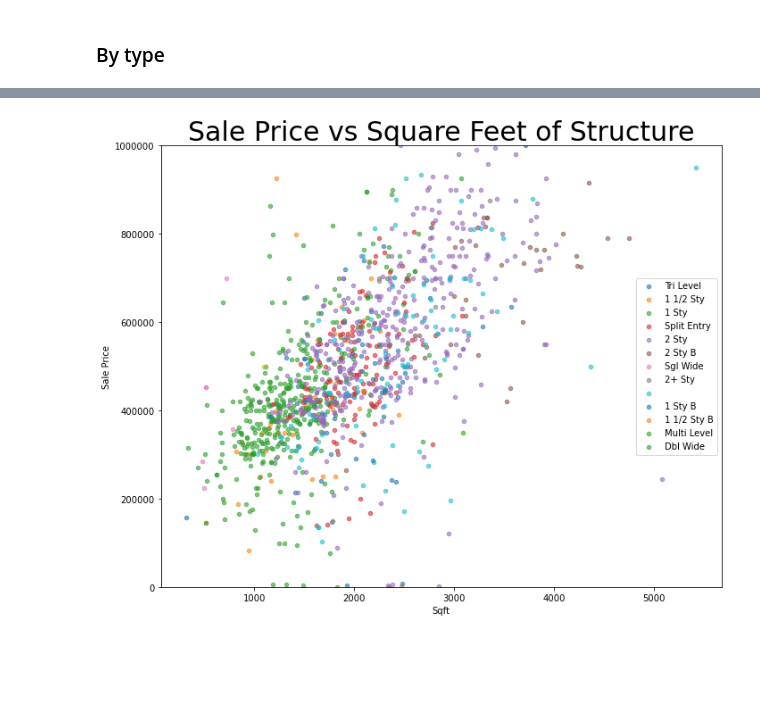
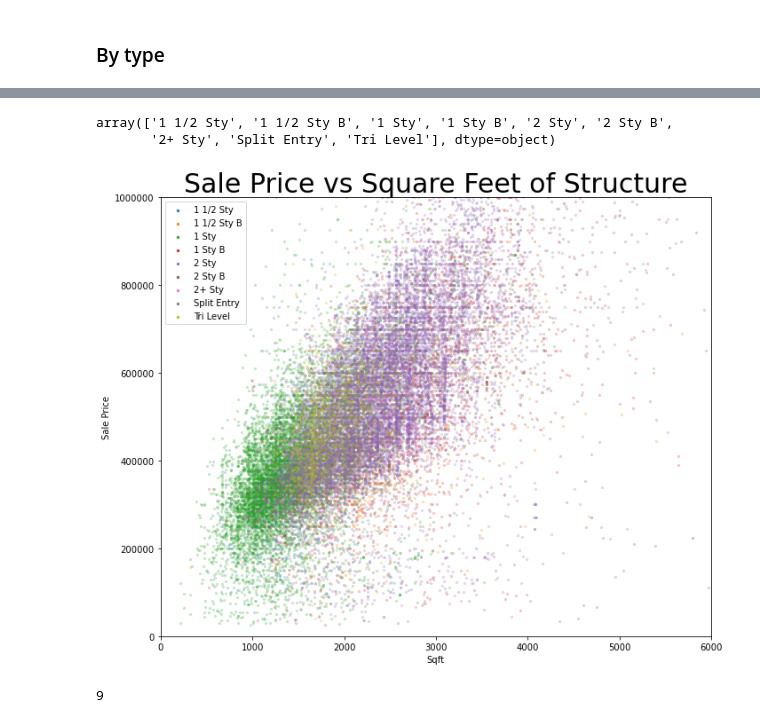
Before and after one commit to vmccready/home-saleprice-eda, a Jupyter notebook: sales_eda-Copy1.ipynb, the cells around one changed output, grey strips where cells are left out. Cells and saved outputs as stored; diff of their text form; code cells hidden in the pictures; blank space fills up the shorter version.

Commit message:
Created t-tests for use-code and types.

```diff
--- a/sales_eda-Copy1.ipynb
+++ b/sales_eda-Copy1.ipynb
@@ -563,7 +573,7 @@ Lets find out if the price/sqft distributions are normal
 fig, ax1 = plt.subplots(3,2, figsize=(12,10))
 axes = ax1.flatten()
 for i, code in enumerate(codes):
-    sf_2019_6000sq[sf_2019_6000sq["Use Code"] == code].hist(
+    single_family[single_family["Use Code"] == code].hist(
         'price/sqft',
         bins=50,
         density=True,
@@ -611,0 +644,7 @@ for code1, code2, s, p in code_ttests:
+# %%
+sf_types = single_family[single_family['Use Code']==111].groupby('Type').filter(lambda typ: len(typ)>50)
+# %%
+types = np.sort(sf_types['Type'].unique())
+# %%
+sf_types = sf_types[sf_types['price/sqft']<800]
+sf_types.groupby('Type')['Type'].value_counts()
@@ -612,15 +663,28 @@ for code1, code2, s, p in code_ttests:
+# %%
+types
+# %% [output]
+array(['1 1/2 Sty', '1 1/2 Sty B', '1 Sty', '1 Sty B', '2 Sty', '2 Sty B',
+       '2+ Sty', 'Split Entry', 'Tri Level'], dtype=object)
 # %%
-types = single_family[single_family["Use Code"] == 111]['Type'].unique()
 fig, ax = plt.subplots(figsize=(10,8))
 for i, typ in enumerate(types):
-    single_family[(single_family["Use Code"] == 111) &
-                  (single_family['Type']==typ) ].plot.scatter('Sqft', 'Sale Price',
-                                                    color=colors[i],
-                                                    alpha=(.1 if code==111 else 0.6), ax=ax,
-                                                   label="{}".format(typ))
+    sf_types[(sf_types['Type']==typ) ].plot.scatter(
+        'Sqft', 'Sale Price',
+        marker='.',
+        color=colors[i],
+        alpha=.2, ax=ax,
+        label="{}".format(typ))
 ax.set_ylim(0,1000000)
+ax.set_xlim(0,6000)
 ax.set_title('Sale Price vs Square Feet of Structure', size=30)
 ax.ticklabel_format(style='plain')
+leg = plt.legend()
+for lh in leg.legendHandles:
+    lh.set_alpha(1)
 fig.tight_layout()
 # %% [output]
-[figure, old version]
+[figure, new version]
+# %%
+len(types)
+# %% [output]
+9
```
Also changed, not shown: parts of 44 cells of this notebook.
